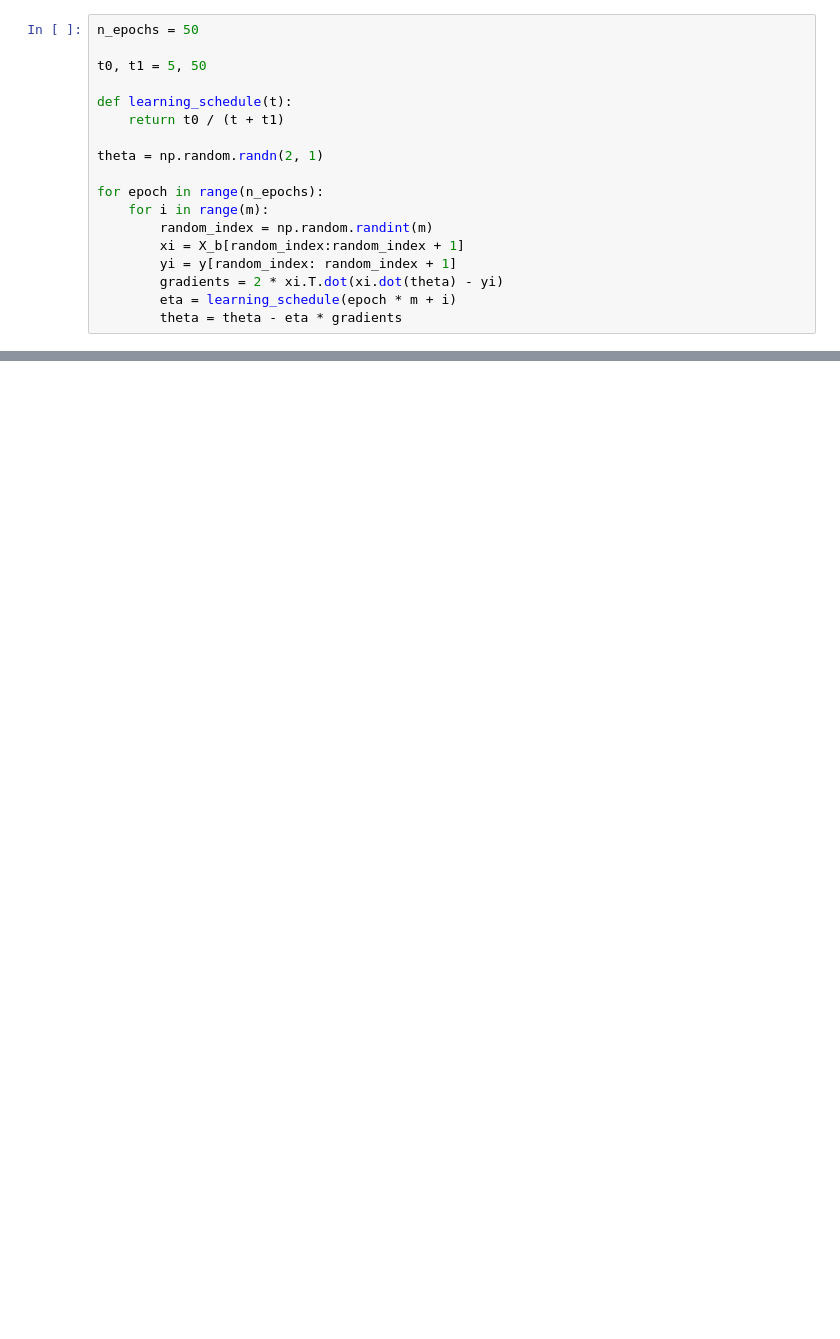
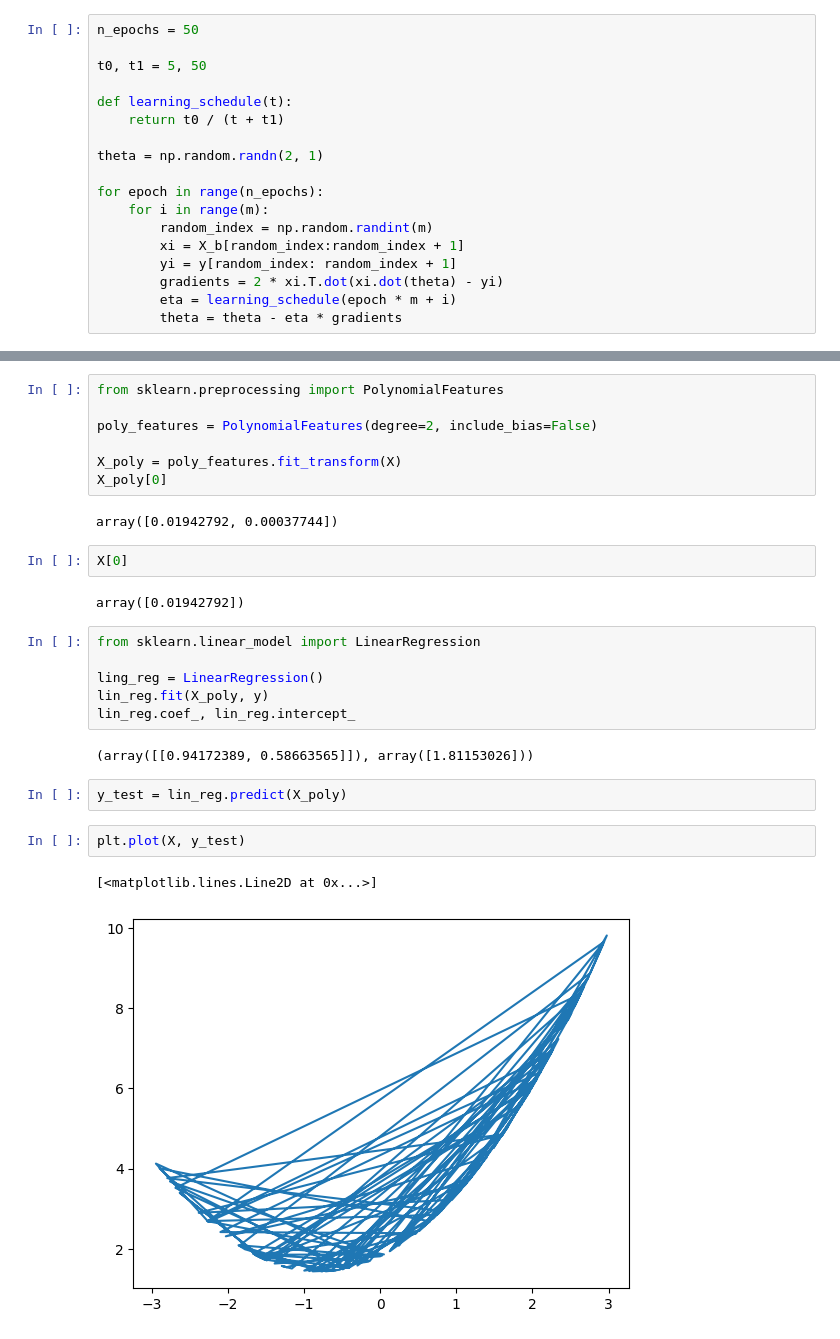
Before and after one commit to zqTheDesigner/reading_hands-on-machine-learning-with-scikit-learn-keras-tensorflow, a Jupyter notebook: CH-4 Training Models.ipynb, the cells around one changed output, grey strips where cells are left out. Saved outputs shown, nothing was run; the diff lists cells and outputs as text; blank space fills up the shorter version.

```diff
--- a/CH-4 Training Models.ipynb
+++ b/CH-4 Training Models.ipynb
@@ -104,0 +125,28 @@ array([[4.02264102],
+# %%
+from sklearn.preprocessing import PolynomialFeatures
+
+poly_features = PolynomialFeatures(degree=2, include_bias=False)
+
+X_poly = poly_features.fit_transform(X)
+X_poly[0]
+# %% [output]
+array([0.01942792, 0.00037744])
+# %%
+X[0]
+# %% [output]
+array([0.01942792])
+# %%
+from sklearn.linear_model import LinearRegression
+
+ling_reg = LinearRegression()
+lin_reg.fit(X_poly, y)
+lin_reg.coef_, lin_reg.intercept_
+# %% [output]
+(array([[0.94172389, 0.58663565]]), array([1.81153026]))
+# %%
+y_test = lin_reg.predict(X_poly)
+# %%
+plt.plot(X, y_test)
+# %% [output]
+[<matplotlib.lines.Line2D at 0x...>]
+[figure, added]
```
Also changed, not shown: parts of 15 cells of this notebook.
